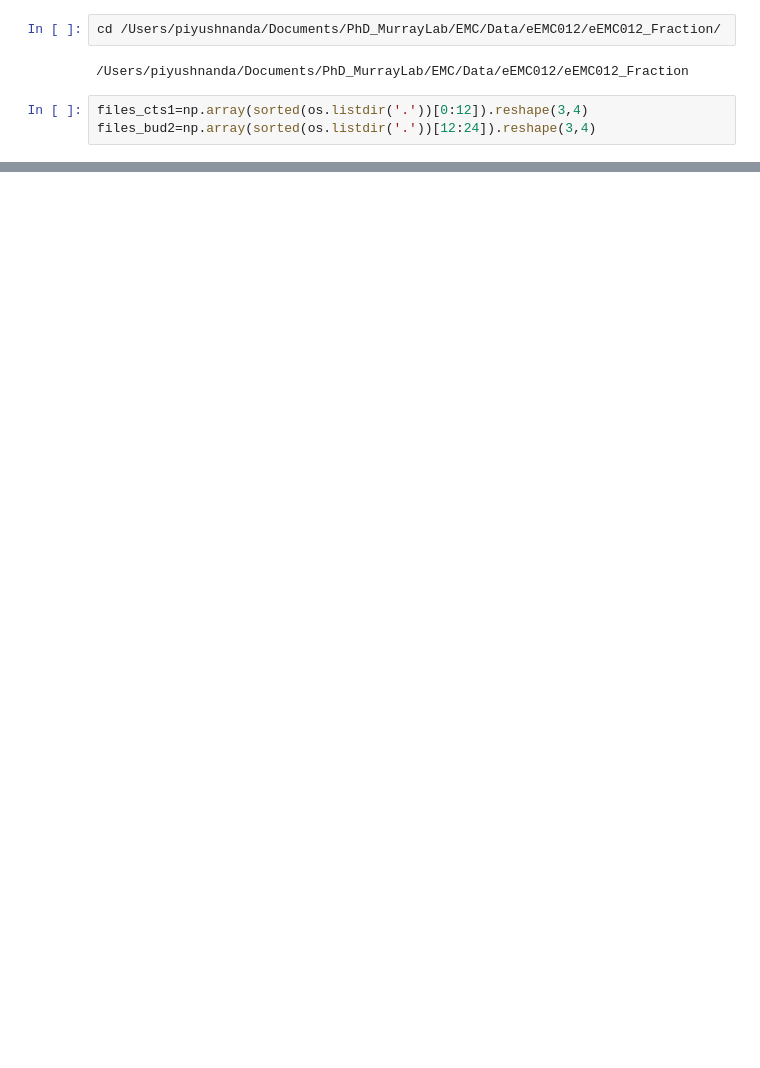
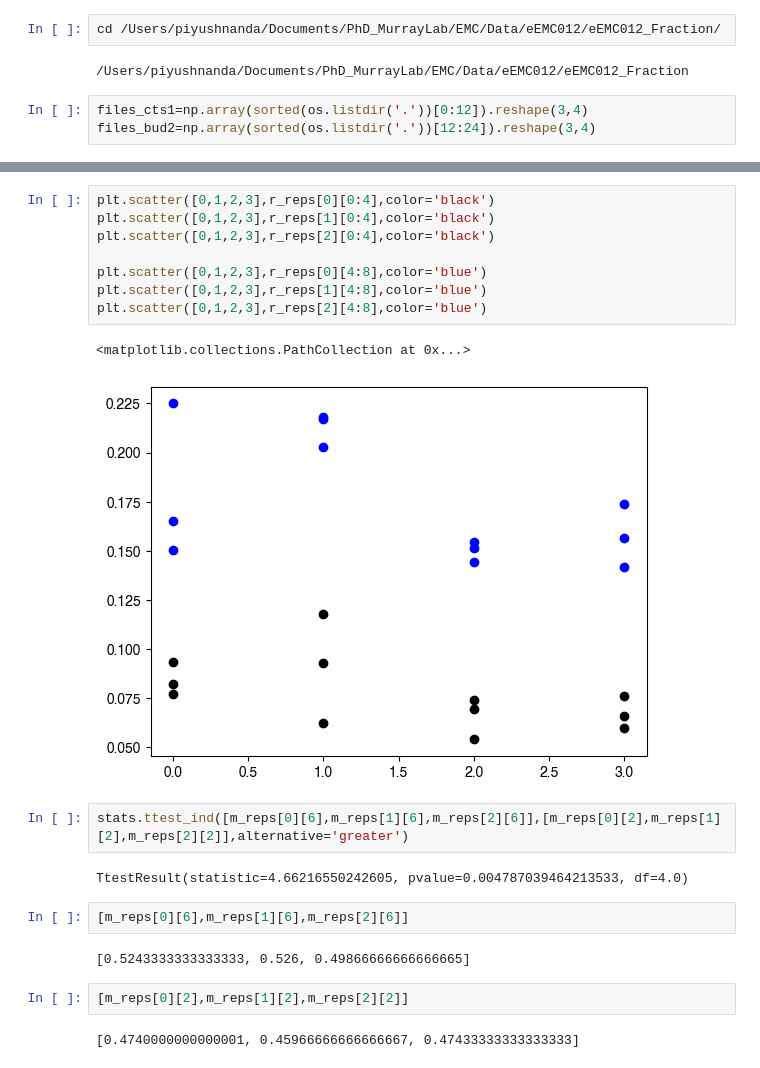
Before and after one commit to piyushnanda-sysbio/MulticellularDynamics_Nanda_et_al_2023, a Jupyter notebook: Figure_5/eEMC012_Experiment.ipynb, the cells around one changed output, grey strips where cells are left out. Cells and saved outputs as stored; diff of their text form; blank space fills up the shorter version.

```diff
--- a/Figure_5/eEMC012_Experiment.ipynb
+++ b/Figure_5/eEMC012_Experiment.ipynb
@@ -120,0 +146,23 @@ plt.savefig('/Users/piyushnanda/Documents/PhD_MurrayLab/EMC/Figures/Final/all_fr
+# %%
+plt.scatter([0,1,2,3],r_reps[0][0:4],color='black')
+plt.scatter([0,1,2,3],r_reps[1][0:4],color='black')
+plt.scatter([0,1,2,3],r_reps[2][0:4],color='black')
+
+plt.scatter([0,1,2,3],r_reps[0][4:8],color='blue')
+plt.scatter([0,1,2,3],r_reps[1][4:8],color='blue')
+plt.scatter([0,1,2,3],r_reps[2][4:8],color='blue')
+# %% [output]
+<matplotlib.collections.PathCollection at 0x...>
+[figure, added]
+# %%
+stats.ttest_ind([m_reps[0][6],m_reps[1][6],m_reps[2][6]],[m_reps[0][2],m_reps[1][2],m_reps[2][2]],alternative='greater')
+# %% [output]
+TtestResult(statistic=4.66216550242605, pvalue=0.004787039464213533, df=4.0)
+# %%
+[m_reps[0][6],m_reps[1][6],m_reps[2][6]]
+# %% [output]
+[0.5243333333333333, 0.526, 0.49866666666666665]
+# %%
+[m_reps[0][2],m_reps[1][2],m_reps[2][2]]
+# %% [output]
+[0.4740000000000001, 0.45966666666666667, 0.47433333333333333]
```
Also changed, not shown: parts of 9 cells of this notebook, 1 other file.
